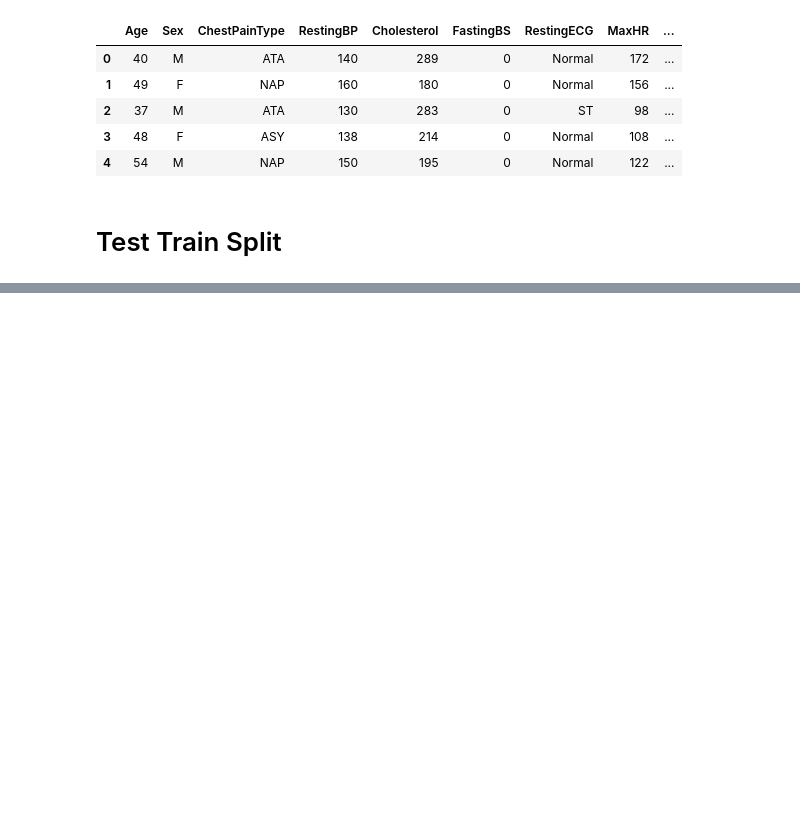
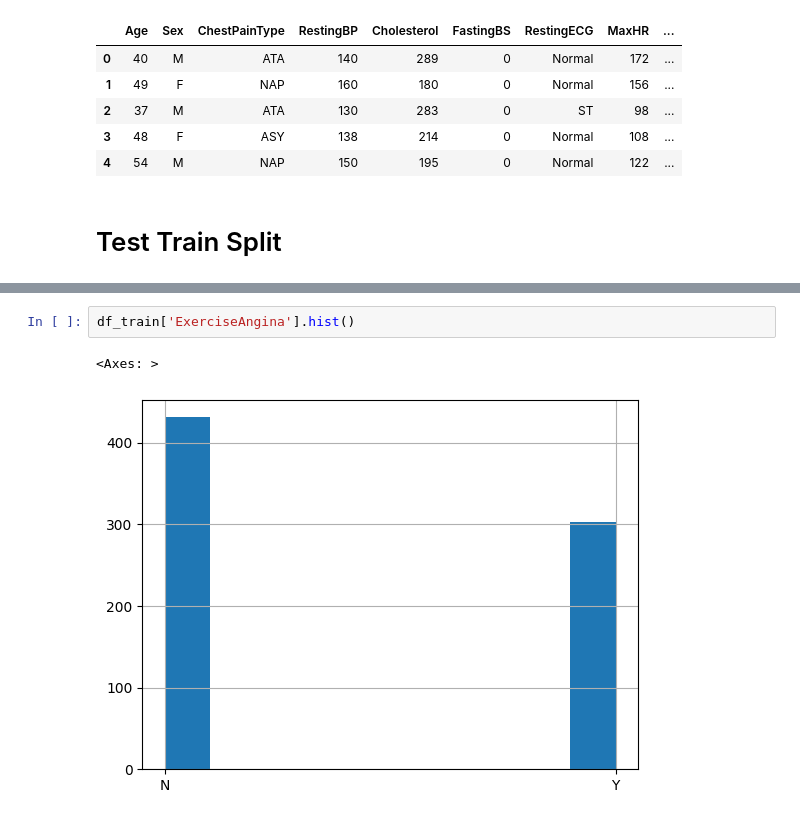
Before and after one commit to zinia94/M606_MachineLearning, a Jupyter notebook: notebook/heart_diseases_detection_ml_pipeline.ipynb, the cells around one changed output, grey strips where cells are left out. Cells and saved outputs as stored; diff of their text form; blank space fills up the shorter version.

```diff
--- a/notebook/heart_diseases_detection_ml_pipeline.ipynb
+++ b/notebook/heart_diseases_detection_ml_pipeline.ipynb
@@ -27,0 +82,5 @@ df_train, df_test = skms.train_test_split(df)
+# %%
+df_train['ExerciseAngina'].hist()
+# %% [output]
+<Axes: >
+[figure, added]
```
Also changed, not shown: parts of 21 cells of this notebook.
